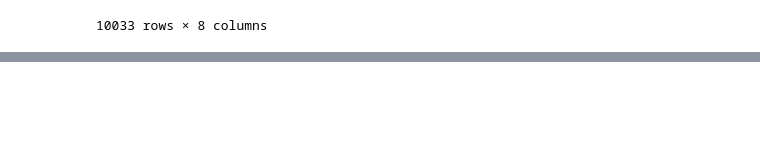
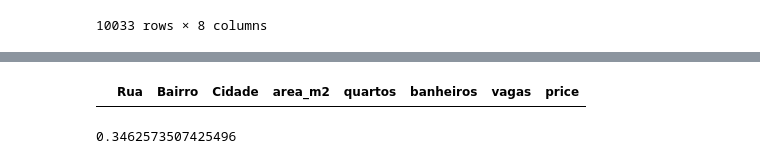
Before and after one commit to Gui250/Curso-Estatistica-em-Python, a Jupyter notebook: leitura_bases.ipynb, the cells around one changed output, grey strips where cells are left out. Saved outputs shown, nothing was run; the diff lists cells and outputs as text; code cells hidden in the pictures; blank space fills up the shorter version.

```diff
--- a/leitura_bases.ipynb
+++ b/leitura_bases.ipynb
@@ -62,0 +97,8 @@ df_excel
+# %%
+df_excel[df_excel["Cidade"] == "São Paulo"]
+# %% [output]
+|  | Rua | Bairro | Cidade | area_m2 | quartos | banheiros | vagas | price |
+# %%
+len(df_excel[df_excel["Cidade"].isna()]) / len(df_excel)
+# %% [output]
+0.3462573507425496
```
Also changed, not shown: parts of 9 cells of this notebook, 3 other files.
